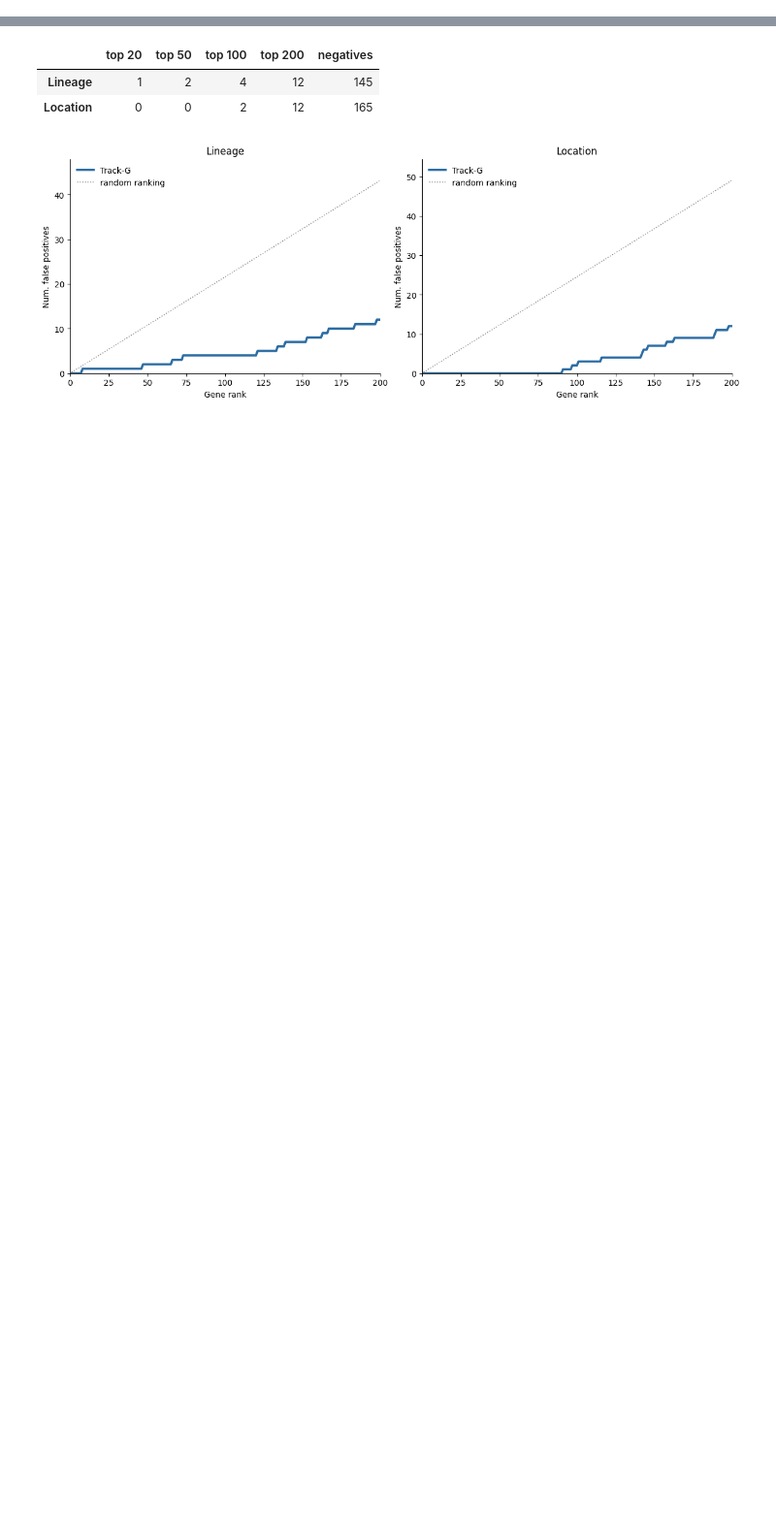
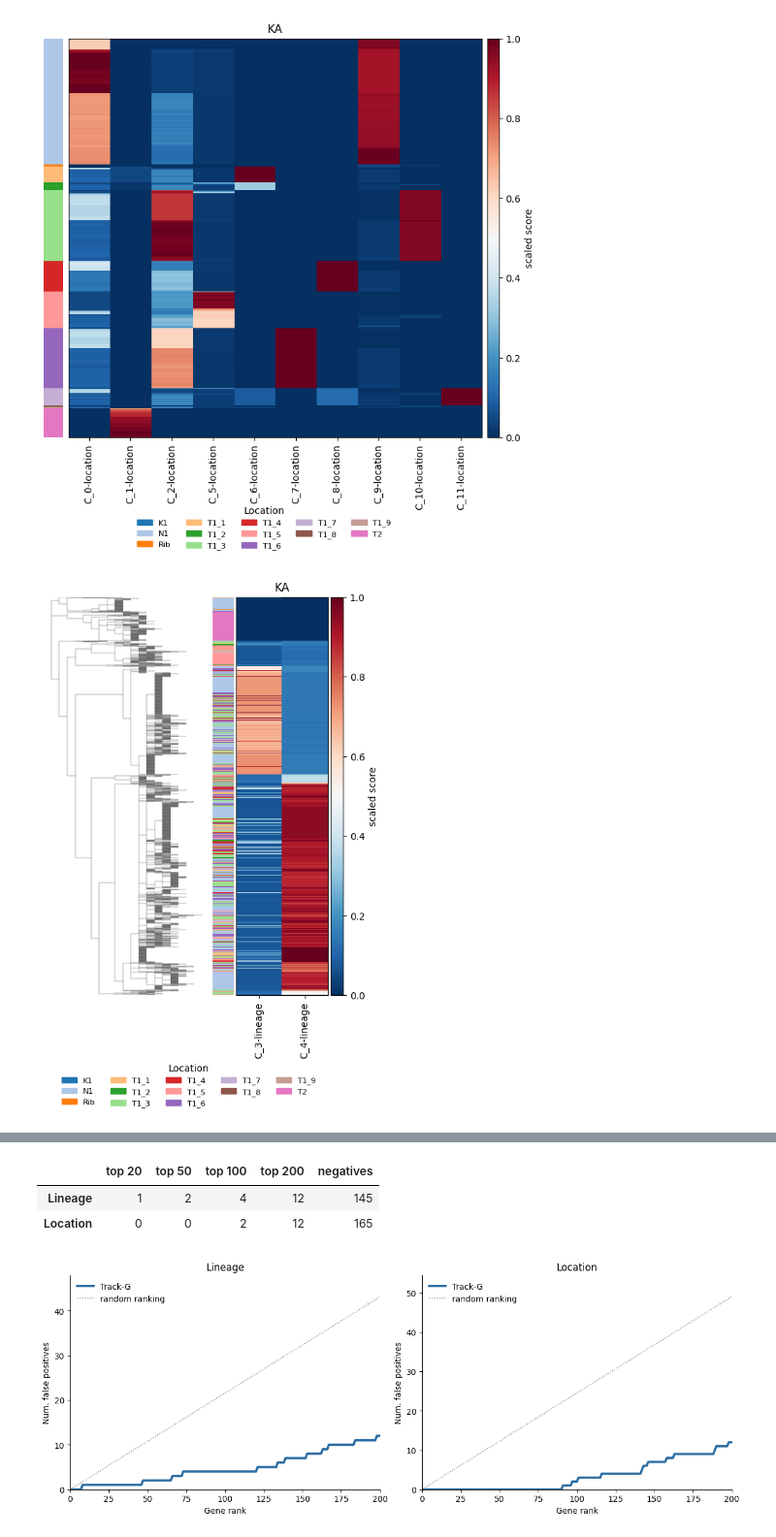
Before and after one commit to CM-Compbio-Group/TrackG, a Jupyter notebook: tutorial/kptracer.ipynb, the cells around one changed output, grey strips where cells are left out. Shown at 97% size. Saved outputs shown, nothing was run; the diff lists cells and outputs as text; code cells hidden in the pictures; blank space fills up the shorter version.

```diff
--- a/tutorial/kptracer.ipynb
+++ b/tutorial/kptracer.ipynb
@@ -165,0 +162,11 @@ negative controls: {'Lineage': 145, 'Location': 165}
+# %%
+KA = res["latent_component_expression"]                           # cells x components, K @ A
+location = cell_metadata["SubTumor"].astype(str).to_numpy()
+loc_comps, lin_comps = dominant.index[dominant == "Location"], dominant.index[dominant == "Lineage"]
+EK.plot_scores_by_location(KA[loc_comps].rename(columns=lambda c: f"{c}-location"), location,
+                           path=OUT / "KA_location_components.pdf")
+EK.plot_scores_by_tree(KA[lin_comps].rename(columns=lambda c: f"{c}-lineage"), tree, data["cell_names"], location,
+                       path=OUT / "KA_lineage_components.pdf");
+# %% [output]
+[figure, added]
+[figure, added]
```
Also changed, not shown: parts of 37 cells of this notebook, 2 other files.
